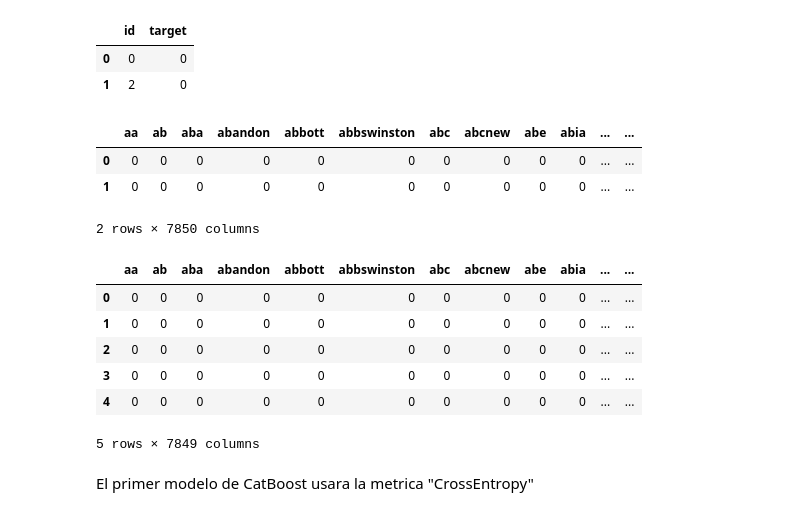
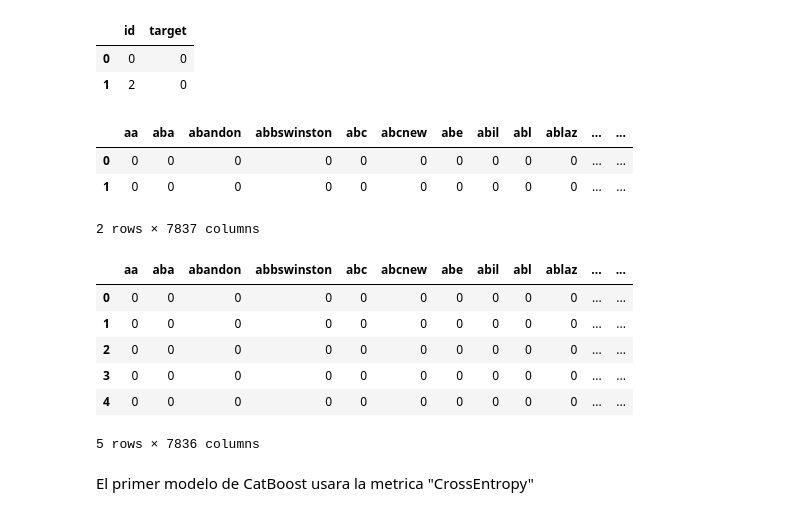
Before and after one commit to andi-carretero/TP2_Datos, a Jupyter notebook: CatBoost.ipynb, the cells around one changed output. Cells and saved outputs as stored; diff of their text form; code cells hidden in the pictures.

```diff
--- a/CatBoost.ipynb
+++ b/CatBoost.ipynb
@@ -30,23 +30,25 @@ sample.head(2)
 | 1 | 2 | 0 |
 # %%
 train_limpio = pd.read_csv("train_limpio_con_BOW_de_5000_y_Stemming.csv",encoding = "ISO-8859-1")
+train_limpio = train_limpio.drop(columns=['id','keyword'])
 train_limpio.head(2)
 # %% [output]
-|  | aa | ab | aba | abandon | abbott | abbswinston | abc | abcnew | abe | abia | ... | ... |
+|  | aa | aba | abandon | abbswinston | abc | abcnew | abe | abil | abl | ablaz | ... | ... |
 | 0 | 0 | 0 | 0 | 0 | 0 | 0 | 0 | 0 | 0 | 0 | ... | ... |
 | 1 | 0 | 0 | 0 | 0 | 0 | 0 | 0 | 0 | 0 | 0 | ... | ... |
-2 rows × 7850 columns
+2 rows × 7837 columns
 # %%
 test_limpio = pd.read_csv("test_limpio_con_BOW_de_5000_y_Stemming.csv",encoding = "ISO-8859-1")
+test_limpio = test_limpio.drop(columns=['id','keyword'])
 test_limpio.head()
 # %% [output]
-|  | aa | ab | aba | abandon | abbott | abbswinston | abc | abcnew | abe | abia | ... | ... |
+|  | aa | aba | abandon | abbswinston | abc | abcnew | abe | abil | abl | ablaz | ... | ... |
 | 0 | 0 | 0 | 0 | 0 | 0 | 0 | 0 | 0 | 0 | 0 | ... | ... |
 | 1 | 0 | 0 | 0 | 0 | 0 | 0 | 0 | 0 | 0 | 0 | ... | ... |
 | 2 | 0 | 0 | 0 | 0 | 0 | 0 | 0 | 0 | 0 | 0 | ... | ... |
 | 3 | 0 | 0 | 0 | 0 | 0 | 0 | 0 | 0 | 0 | 0 | ... | ... |
 | 4 | 0 | 0 | 0 | 0 | 0 | 0 | 0 | 0 | 0 | 0 | ... | ... |
-5 rows × 7849 columns
+5 rows × 7836 columns
 # %%
 train_y=train_limpio.target
 # %%
```
Also changed, not shown: parts of 18 cells of this notebook.
